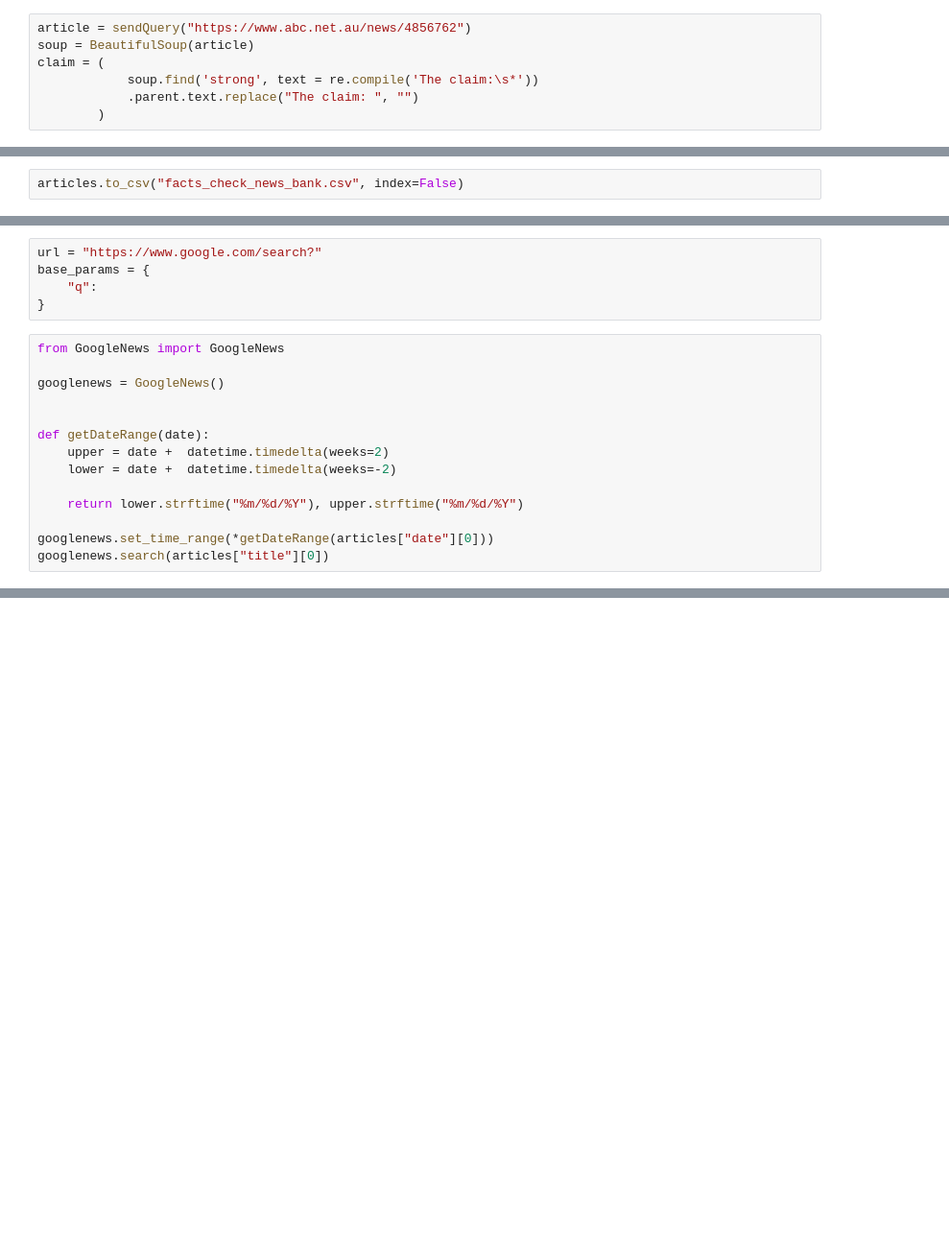
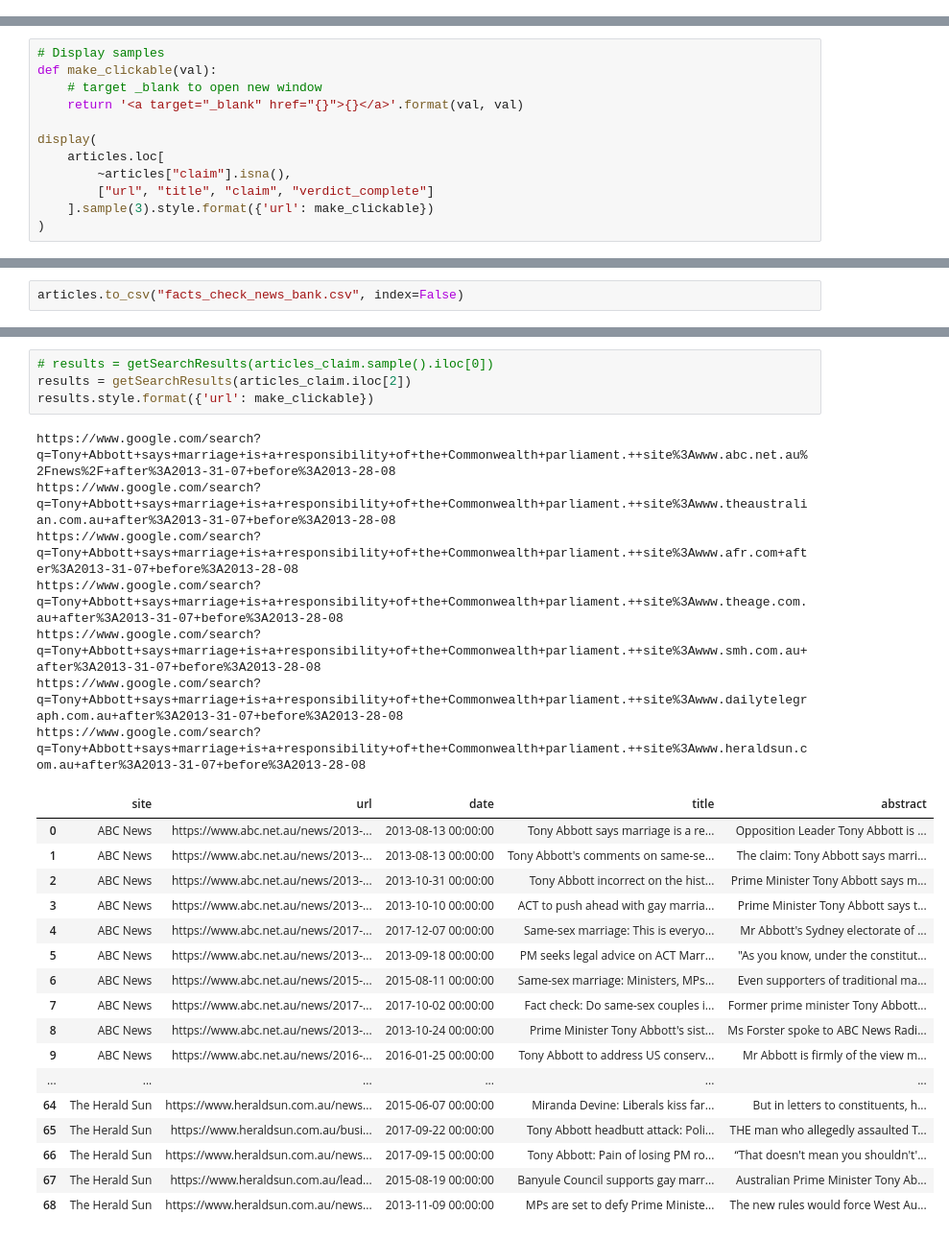
Before and after one commit to crarojasca/MDFI_misinformation, a Jupyter notebook: scrapping.ipynb, the cells around one changed output, grey strips where cells are left out. Shown at 96% size. Saved outputs shown, nothing was run; the diff lists cells and outputs as text; blank space fills up the shorter version.

```diff
--- a/scrapping.ipynb
+++ b/scrapping.ipynb
@@ -53,7 +59,0 @@ articles[['date_published', 'date']].sample(10)
-# %%
-article = sendQuery("https://www.abc.net.au/news/4856762")
-soup = BeautifulSoup(article)
-claim = (
-            soup.find('strong', text = re.compile('The claim:\s*'))
-            .parent.text.replace("The claim: ", "")
-        )
@@ -142,0 +102,12 @@ Name: number_articles_newsbank, dtype: int64
+# %%
+# Display samples
+def make_clickable(val):
+    # target _blank to open new window
+    return '<a target="_blank" href="{}">{}</a>'.format(val, val)
+
+display(
+    articles.loc[
+        ~articles["claim"].isna(),
+        ["url", "title", "claim", "verdict_complete"]
+    ].sample(3).style.format({'url': make_clickable})
+)
@@ -176,19 +181,0 @@ Name: 0, dtype: object
-# %%
-url = "https://www.google.com/search?"
-base_params = {
-    "q":
-}
-# %%
-from GoogleNews import GoogleNews
-
-googlenews = GoogleNews()
-
-
-def getDateRange(date):
-    upper = date +  datetime.timedelta(weeks=2)
-    lower = date +  datetime.timedelta(weeks=-2)
-
-    return lower.strftime("%m/%d/%Y"), upper.strftime("%m/%d/%Y")
-
-googlenews.set_time_range(*getDateRange(articles["date"][0]))
-googlenews.search(articles["title"][0])
@@ -329,0 +272,29 @@ Successfully installed jupyter-contrib-core-0.4.0 jupyter-highlight-selected-wor
+# %%
+# results = getSearchResults(articles_claim.sample().iloc[0])
+results = getSearchResults(articles_claim.iloc[2])
+results.style.format({'url': make_clickable})
+# %% [output]
+https://www.google.com/search?q=Tony+Abbott+says+marriage+is+a+responsibility+of+the+Commonwealth+parliament.++site%3Awww.abc.net.au%2Fnews%2F+after%3A2013-31-07+before%3A2013-28-08
+https://www.google.com/search?q=Tony+Abbott+says+marriage+is+a+responsibility+of+the+Commonwealth+parliament.++site%3Awww.theaustralian.com.au+after%3A2013-31-07+before%3A2013-28-08
+https://www.google.com/search?q=Tony+Abbott+says+marriage+is+a+responsibility+of+the+Commonwealth+parliament.++site%3Awww.afr.com+after%3A2013-31-07+before%3A2013-28-08
+https://www.google.com/search?q=Tony+Abbott+says+marriage+is+a+responsibility+of+the+Commonwealth+parliament.++site%3Awww.theage.com.au+after%3A2013-31-07+before%3A2013-28-08
+https://www.google.com/search?q=Tony+Abbott+says+marriage+is+a+responsibility+of+the+Commonwealth+parliament.++site%3Awww.smh.com.au+after%3A2013-31-07+before%3A2013-28-08
+https://www.google.com/search?q=Tony+Abbott+says+marriage+is+a+responsibility+of+the+Commonwealth+parliament.++site%3Awww.dailytelegraph.com.au+after%3A2013-31-07+before%3A2013-28-08
+https://www.google.com/search?q=Tony+Abbott+says+marriage+is+a+responsibility+of+the+Commonwealth+parliament.++site%3Awww.heraldsun.com.au+after%3A2013-31-07+before%3A2013-28-08
+|  | site | url | date | title | abstract |
+| 0 | ABC News | https://www.abc.net.au/news/2013-... | 2013-08-13 00:00:00 | Tony Abbott says marriage is a re... | Opposition Leader Tony Abbott is ... |
+| 1 | ABC News | https://www.abc.net.au/news/2013-... | 2013-08-13 00:00:00 | Tony Abbott's comments on same-se... | The claim: Tony Abbott says marri... |
+| 2 | ABC News | https://www.abc.net.au/news/2013-... | 2013-10-31 00:00:00 | Tony Abbott incorrect on the hist... | Prime Minister Tony Abbott says m... |
+| 3 | ABC News | https://www.abc.net.au/news/2013-... | 2013-10-10 00:00:00 | ACT to push ahead with gay marria... | Prime Minister Tony Abbott says t... |
+| 4 | ABC News | https://www.abc.net.au/news/2017-... | 2017-12-07 00:00:00 | Same-sex marriage: This is everyo... | Mr Abbott's Sydney electorate of ... |
+| 5 | ABC News | https://www.abc.net.au/news/2013-... | 2013-09-18 00:00:00 | PM seeks legal advice on ACT Marr... | "As you know, under the constitut... |
+| 6 | ABC News | https://www.abc.net.au/news/2015-... | 2015-08-11 00:00:00 | Same-sex marriage: Ministers, MPs... | Even supporters of traditional ma... |
+| 7 | ABC News | https://www.abc.net.au/news/2017-... | 2017-10-02 00:00:00 | Fact check: Do same-sex couples i... | Former prime minister Tony Abbott... |
+| 8 | ABC News | https://www.abc.net.au/news/2013-... | 2013-10-24 00:00:00 | Prime Minister Tony Abbott's sist... | Ms Forster spoke to ABC News Radi... |
+| 9 | ABC News | https://www.abc.net.au/news/2016-... | 2016-01-25 00:00:00 | Tony Abbott to address US conserv... | Mr Abbott is firmly of the view m... |
+| ... | ... | ... | ... | ... | ... |
+| 64 | The Herald Sun | https://www.heraldsun.com.au/news... | 2015-06-07 00:00:00 | Miranda Devine: Liberals kiss far... | But in letters to constituents, h... |
+| 65 | The Herald Sun | https://www.heraldsun.com.au/busi... | 2017-09-22 00:00:00 | Tony Abbott headbutt attack: Poli... | THE man who allegedly assaulted T... |
+| 66 | The Herald Sun | https://www.heraldsun.com.au/news... | 2017-09-15 00:00:00 | Tony Abbott: Pain of losing PM ro... | “That doesn't mean you shouldn't'... |
+| 67 | The Herald Sun | https://www.heraldsun.com.au/lead... | 2015-08-19 00:00:00 | Banyule Council supports gay marr... | Australian Prime Minister Tony Ab... |
+| 68 | The Herald Sun | https://www.heraldsun.com.au/news... | 2013-11-09 00:00:00 | MPs are set to defy Prime Ministe... | The new rules would force West Au... |
```
Also changed, not shown: parts of 39 cells of this notebook, 2 other files.
